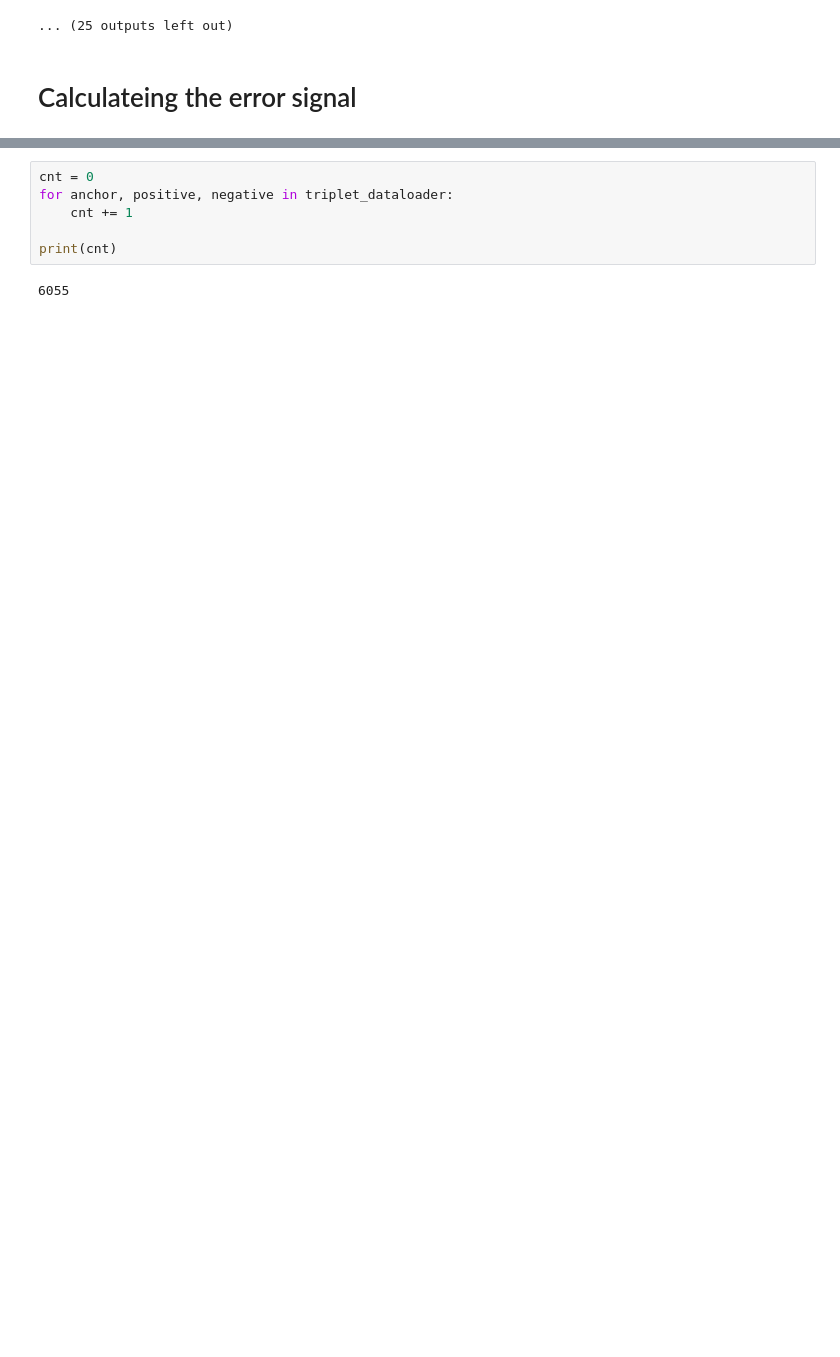
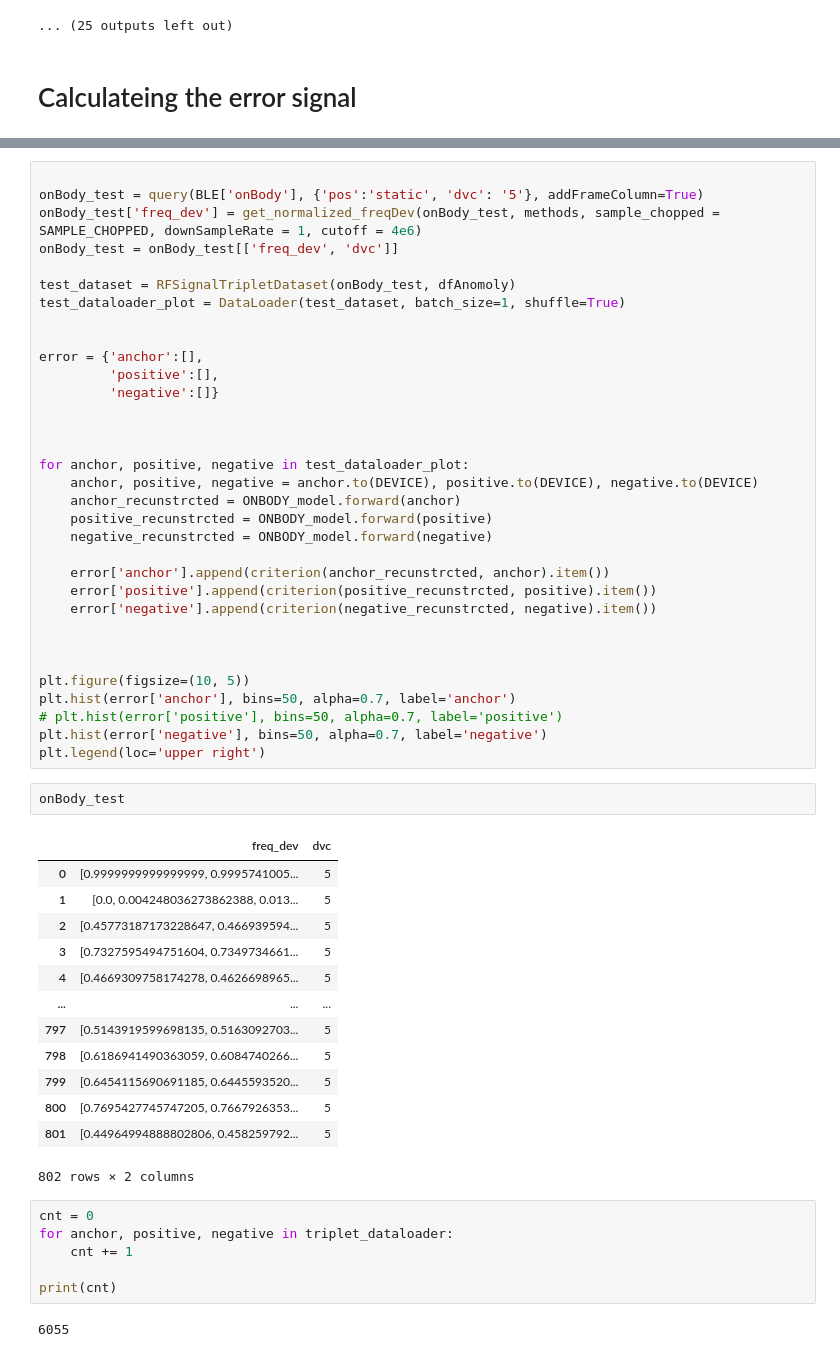
Before and after one commit to mkashani-phd/AnomolyDetection, a Jupyter notebook: VAE_LSTM.ipynb, the cells around one changed output, grey strips where cells are left out. Drawn from its saved outputs; the diff is of its cells as text; blank space fills up the shorter version.

```diff
--- a/VAE_LSTM.ipynb
+++ b/VAE_LSTM.ipynb
@@ -490,3 +547,52 @@ plt.legend(loc='upper right')
+# %%
+
+onBody_test = query(BLE['onBody'], {'pos':'static', 'dvc': '5'}, addFrameColumn=True)
+onBody_test['freq_dev'] = get_normalized_freqDev(onBody_test, methods, sample_chopped = SAMPLE_CHOPPED, downSampleRate = 1, cutoff = 4e6)
+onBody_test = onBody_test[['freq_dev', 'dvc']]
+
+test_dataset = RFSignalTripletDataset(onBody_test, dfAnomoly)
+test_dataloader_plot = DataLoader(test_dataset, batch_size=1, shuffle=True)
+
+
+error = {'anchor':[],
+         'positive':[],
+         'negative':[]}
+
+
+
+for anchor, positive, negative in test_dataloader_plot:
+    anchor, positive, negative = anchor.to(DEVICE), positive.to(DEVICE), negative.to(DEVICE)
+    anchor_recunstrcted = ONBODY_model.forward(anchor)
+    positive_recunstrcted = ONBODY_model.forward(positive)
+    negative_recunstrcted = ONBODY_model.forward(negative)
+
+    error['anchor'].append(criterion(anchor_recunstrcted, anchor).item())
+    error['positive'].append(criterion(positive_recunstrcted, positive).item())
+    error['negative'].append(criterion(negative_recunstrcted, negative).item())
+
+
+
+plt.figure(figsize=(10, 5))
+plt.hist(error['anchor'], bins=50, alpha=0.7, label='anchor')
+# plt.hist(error['positive'], bins=50, alpha=0.7, label='positive')
+plt.hist(error['negative'], bins=50, alpha=0.7, label='negative')
+plt.legend(loc='upper right')
+# %%
+onBody_test
+# %% [output]
+|  | freq_dev | dvc |
+| 0 | [0.9999999999999999, 0.9995741005... | 5 |
+| 1 | [0.0, 0.004248036273862388, 0.013... | 5 |
+| 2 | [0.45773187173228647, 0.466939594... | 5 |
+| 3 | [0.7327595494751604, 0.7349734661... | 5 |
+| 4 | [0.4669309758174278, 0.4626698965... | 5 |
+| ... | ... | ... |
+| 797 | [0.5143919599698135, 0.5163092703... | 5 |
+| 798 | [0.6186941490363059, 0.6084740266... | 5 |
+| 799 | [0.6454115690691185, 0.6445593520... | 5 |
+| 800 | [0.7695427745747205, 0.7667926353... | 5 |
+| 801 | [0.44964994888802806, 0.458259792... | 5 |
+802 rows × 2 columns
 # %%
 cnt = 0
 for anchor, positive, negative in triplet_dataloader:
```
Also changed, not shown: parts of 10 cells of this notebook.
